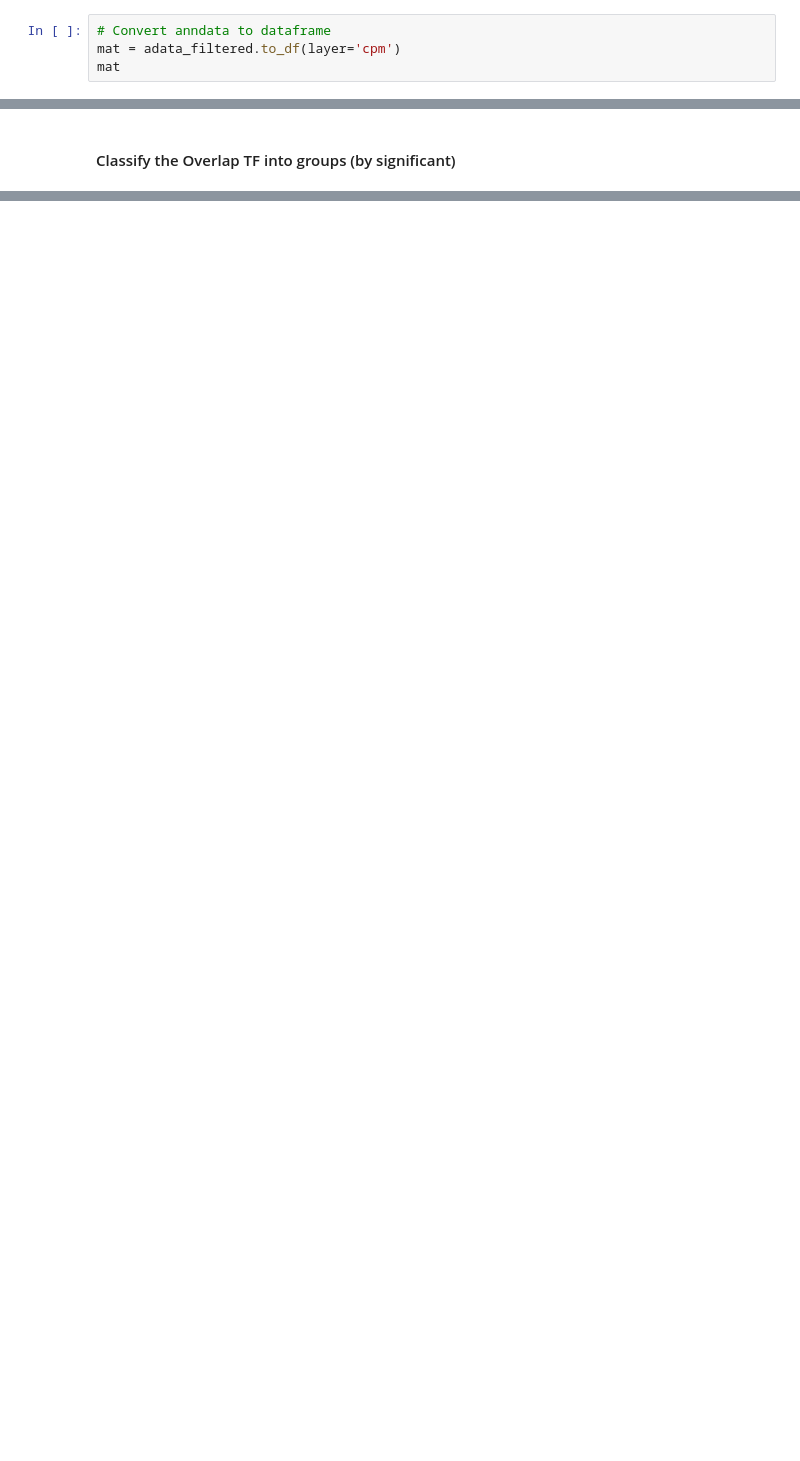
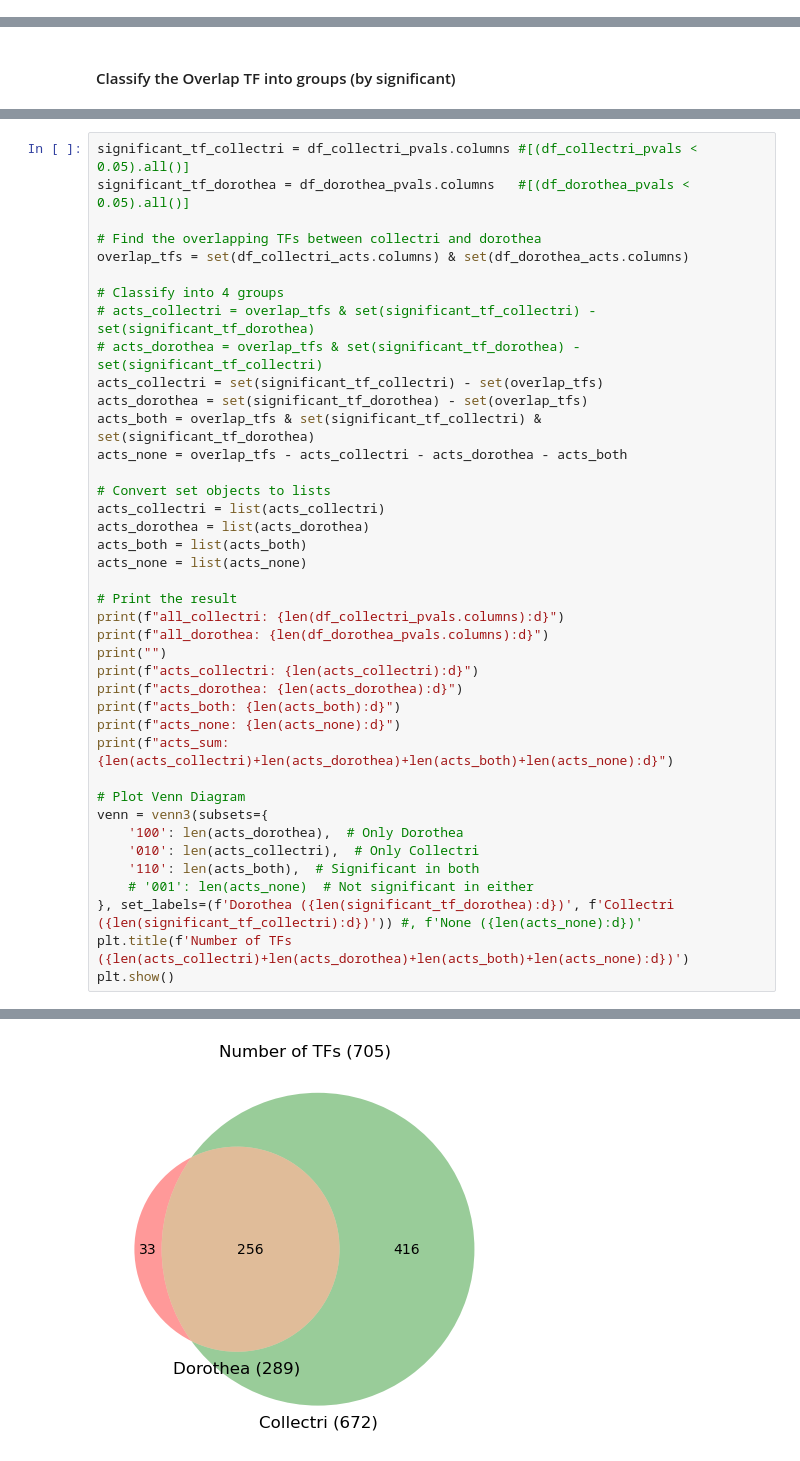
Before and after one commit to hengkp/collectri_v_dorothea, a Jupyter notebook: 08_October 20, 2023_TF classes for GSE186341.ipynb, the cells around one changed output, grey strips where cells are left out. Cells and saved outputs as stored; diff of their text form; blank space fills up the shorter version.

```diff
--- a/08_October 20, 2023_TF classes for GSE186341.ipynb
+++ b/08_October 20, 2023_TF classes for GSE186341.ipynb
@@ -209,4 +119,0 @@ AnnData object with n_obs × n_vars = 6 × 17575
-# %%
-# Convert anndata to dataframe
-mat = adata_filtered.to_df(layer='cpm')
-mat
@@ -1924,0 +229,41 @@ Group 8 - Wilcoxon Test P-value: 0.6837
+# %%
+significant_tf_collectri = df_collectri_pvals.columns #[(df_collectri_pvals < 0.05).all()]
+significant_tf_dorothea = df_dorothea_pvals.columns   #[(df_dorothea_pvals < 0.05).all()]
+
+# Find the overlapping TFs between collectri and dorothea
+overlap_tfs = set(df_collectri_acts.columns) & set(df_dorothea_acts.columns)
+
+# Classify into 4 groups
+# acts_collectri = overlap_tfs & set(significant_tf_collectri) - set(significant_tf_dorothea)
+# acts_dorothea = overlap_tfs & set(significant_tf_dorothea) - set(significant_tf_collectri)
+acts_collectri = set(significant_tf_collectri) - set(overlap_tfs)
+acts_dorothea = set(significant_tf_dorothea) - set(overlap_tfs)
+acts_both = overlap_tfs & set(significant_tf_collectri) & set(significant_tf_dorothea)
+acts_none = overlap_tfs - acts_collectri - acts_dorothea - acts_both
+
+# Convert set objects to lists
+acts_collectri = list(acts_collectri)
+acts_dorothea = list(acts_dorothea)
+acts_both = list(acts_both)
+acts_none = list(acts_none)
+
+# Print the result
+print(f"all_collectri: {len(df_collectri_pvals.columns):d}")
+print(f"all_dorothea: {len(df_dorothea_pvals.columns):d}")
+print("")
+print(f"acts_collectri: {len(acts_collectri):d}")
+print(f"acts_dorothea: {len(acts_dorothea):d}")
+print(f"acts_both: {len(acts_both):d}")
+print(f"acts_none: {len(acts_none):d}")
+print(f"acts_sum: {len(acts_collectri)+len(acts_dorothea)+len(acts_both)+len(acts_none):d}")
+
+# Plot Venn Diagram
+venn = venn3(subsets={
+    '100': len(acts_dorothea),  # Only Dorothea
+    '010': len(acts_collectri),  # Only Collectri
+    '110': len(acts_both),  # Significant in both
+    # '001': len(acts_none)  # Not significant in either
+}, set_labels=(f'Dorothea ({len(significant_tf_dorothea):d})', f'Collectri ({len(significant_tf_collectri):d})')) #, f'None ({len(acts_none):d})'
+plt.title(f'Number of TFs ({len(acts_collectri)+len(acts_dorothea)+len(acts_both)+len(acts_none):d})')
+plt.show()
+# %% [output]
@@ -1924,0 +278 @@ Group 8 - Wilcoxon Test P-value: 0.6837
+[figure, added]
```
Also changed, not shown: parts of 144 cells of this notebook, 9 other files.
